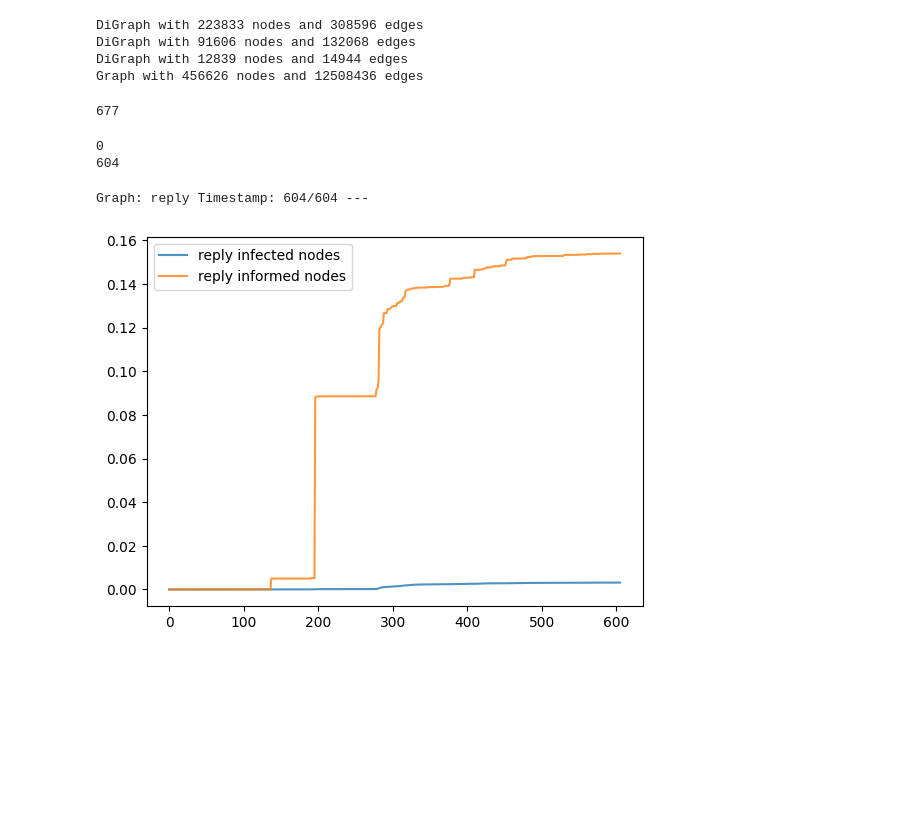
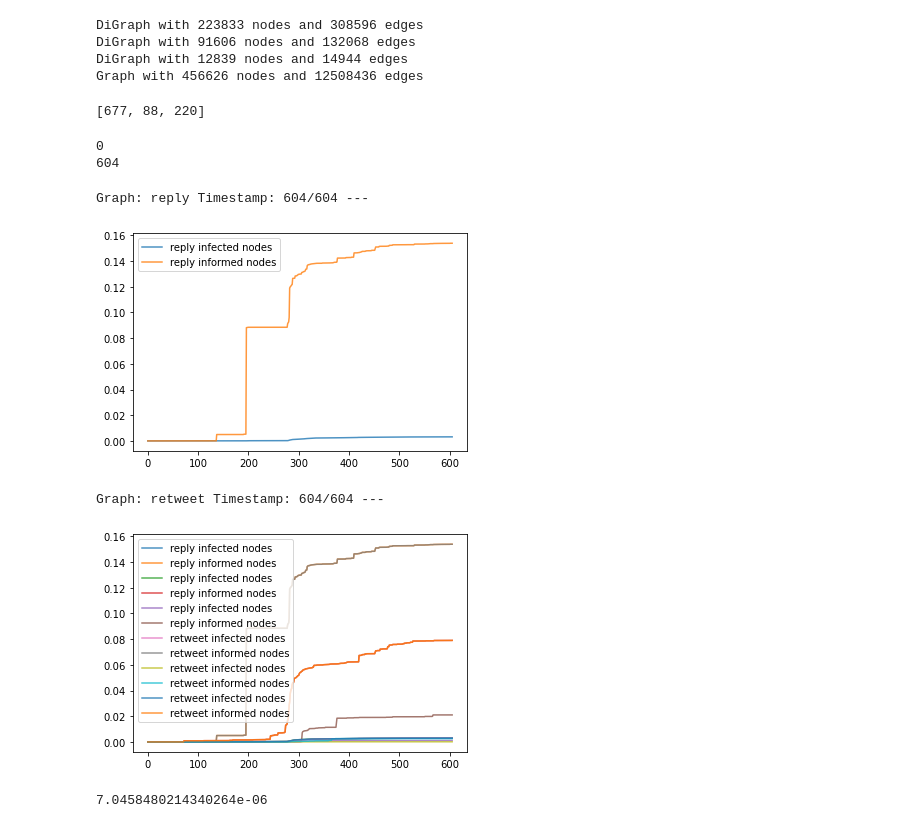
Before and after one commit to francescoopiccoli/higgs-twitter-network-science, a Jupyter notebook: src/process_final.ipynb, the cells around one changed output. Drawn from its saved outputs; the diff is of its cells as text; code cells hidden in the pictures; blank space fills up the shorter version.

Commit message:
add crosscorrelation, node selection

```diff
--- a/src/process_final.ipynb
+++ b/src/process_final.ipynb
@@ -70,7 +70,7 @@ def simulate_spreading(graph_df, social_network_df, seed_node, start_timestamp,
     infected_nodes = np.zeros(max(social_network_df['source'].max(), social_network_df['target'].max()) + 1)
     infected_nodes[seed_node] = 1
 
-    informed_nodes =  np.zeros(max(social_network_df['source'].max(), social_network_df['target'].max()) + 1)
+    informed_nodes = np.zeros(max(social_network_df['source'].max(), social_network_df['target'].max()) + 1)
     informed_nodes[seed_node] = 1
     informed_nodes[social_network_df[social_network_df['source'] == seed_node]['target'].values[0]] = 1
 
@@ -114,7 +114,7 @@ def simulate_spreading(graph_df, social_network_df, seed_node, start_timestamp,
         plt.plot(np.arange(min_timestamp, max_timestamp+2), infected_nodes_time, label=f'{name}' + ' infected nodes', alpha=0.8)
         plt.plot(np.arange(min_timestamp, max_timestamp+2), informed_nodes_time, label=f'{name}' + ' informed nodes', alpha=0.8)
         plt.legend()
-    return infected_nodes, informed_nodes
+    return infected_nodes, informed_nodes, infected_nodes_time, informed_nodes_time
 
 def get_start_end_combined(subgraph_reply_df, subgraph_mention_df, subgraph_retweet_df):
     start_timestamp_reply = min(subgraph_reply_df['timestamp'])
@@ -154,14 +154,23 @@ DiGraph with 223833 nodes and 308596 edges
 DiGraph with 91606 nodes and 132068 edges
 DiGraph with 12839 nodes and 14944 edges
 Graph with 456626 nodes and 12508436 edges
-# %%
-max_degree_reply = max(G_reply.out_degree(), key=lambda x: x[1])[0]
-max_degree_retweet = max(G_retweet.out_degree(), key=lambda x: x[1])[0]
-max_degree_mention = max(G_mention.out_degree(), key=lambda x: x[1])[0]
-
-print(max_degree_reply)
-# %% [output]
-677
+# %%
+def get_nodes_by_centrality(network, n_nodes, start=0, metric='degree'):
+    if metric == 'degree':
+        centr = G_reply.out_degree()
+    if metric == 'eigen':
+        centr = nx.eigenvector_centrality(G_reply)
+    return [v[0] for v in sorted(G_reply.out_degree(), key=lambda x: -x[1])][start:start + n_nodes]
+# %%
+n_nodes = 3
+
+max_degree_reply = get_nodes_by_centrality(G_reply, n_nodes)
+max_degree_retweet = get_nodes_by_centrality(G_retweet, n_nodes)
+max_degree_mention = get_nodes_by_centrality(G_mention, n_nodes)
+
+print(max_degree_reply)
+# %% [output]
+[677, 88, 220]
 # %%
 start_timestamp, end_timestamp = get_start_end_combined(G_reply_lcc_df, G_mention_lcc_df, G_retweet_lcc_df)
 print(start_timestamp)
@@ -170,7 +179,7 @@ print(end_timestamp)
 0
 604
 # %%
-infected_nodes, informed_nodes = simulate_spreading(G_reply_lcc_df, G_social_df, max_degree_reply, start_timestamp, end_timestamp, len(G_social.nodes()), name="reply", plot=True)
+infected_nodes, informed_nodes, infected_nodes_time, informed_nodes_time = simulate_spreading(G_reply_lcc_df, G_social_df, max_degree_reply, start_timestamp, end_timestamp, len(G_social.nodes()), name="reply", plot=True)
 # %% [output]
 Graph: reply Timestamp: 604/604 ---
-[figure, old version]
+[figure, new version]
@@ -176,0 +207,6 @@ Graph: reply Timestamp: 604/604 ---
+# %%
+_, _, infected_nodes_time_rep, informed_nodes_time_rep = simulate_spreading_n_nodes(G_reply_lcc_df, G_social_df, max_degree_reply, start_timestamp, end_timestamp, len(G_social.nodes()), name="reply", plot=True)
+_, _, infected_nodes_time_ret, informed_nodes_time_ret = simulate_spreading_n_nodes(G_reply_lcc_df, G_social_df, max_degree_retweet, start_timestamp, end_timestamp, len(G_social.nodes()), name="retweet", plot=True)
+# %% [output]
+Graph: retweet Timestamp: 604/604 ---
+[figure, added]
@@ -176,0 +215,4 @@ Graph: reply Timestamp: 604/604 ---
+# %%
+corr
+# %% [output]
+7.0458480214340264e-06
```
Also changed, not shown: parts of 4 cells of this notebook.
